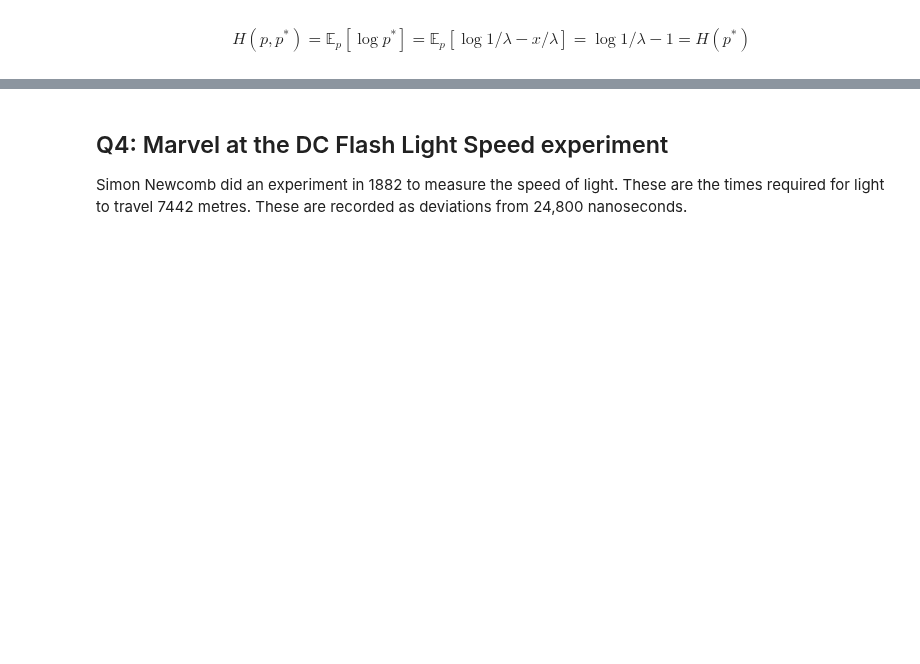
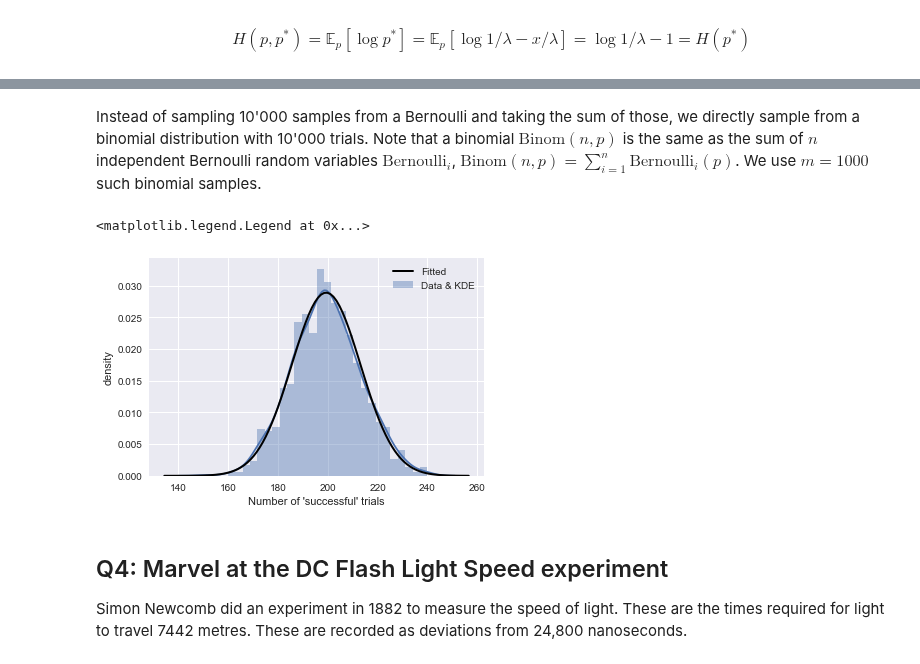
Before and after one commit to NOllAl/AM207HW, a Jupyter notebook: hw4/AM207_HW4.ipynb, the cells around one changed output, grey strips where cells are left out. Cells and saved outputs as stored; diff of their text form; code cells hidden in the pictures; blank space fills up the shorter version.

```diff
--- a/hw4/AM207_HW4.ipynb
+++ b/hw4/AM207_HW4.ipynb
@@ -290,3 +290,26 @@ $$H(p, p^*) = \mathbb E_p \left[\log p^*\right] = \mathbb E_p \left[\log 1/\lamb
+# %% [markdown]
+Instead of sampling 10'000 samples from a Bernoulli and taking the sum of those, we directly sample from a binomial distribution with 10'000 trials. Note that a binomial $\text{Binom}(n, p)$ is the same as the sum of $n$ independent Bernoulli random variables $\text{Bernoulli}_i$, $\text{Binom}(n, p) = \sum_{i=1}^n \text{Bernoulli}_i(p)$. We use $m = 1000$ such binomial samples.
+# %%
+np.random.seed(1)
+n = 10000
+p = 0.02
+m = 1000
+
+binomial_samples = np.random.binomial(n=n, p=p, size=m)
+
+sns.distplot(binomial_samples, kde=True, bins=30, hist=True, label='Data & KDE')
+
+mu, std = scipy.stats.norm.fit(binomial_samples)
+xmin, xmax = plt.xlim()
+x = np.linspace(xmin, xmax, 100)
+y = scipy.stats.norm.pdf(x, mu, std)
+plt.plot(x, y, 'k', linewidth=2, label='Fitted')
+plt.xlabel("Number of 'successful' trials")
+plt.ylabel("density")
+plt.legend()
+# %% [output]
+<matplotlib.legend.Legend at 0x...>
+[figure, added]
 # %% [markdown]
 ## Q4: Marvel at the DC Flash Light Speed experiment
 
```
Also changed, not shown: parts of 2 cells of this notebook.
